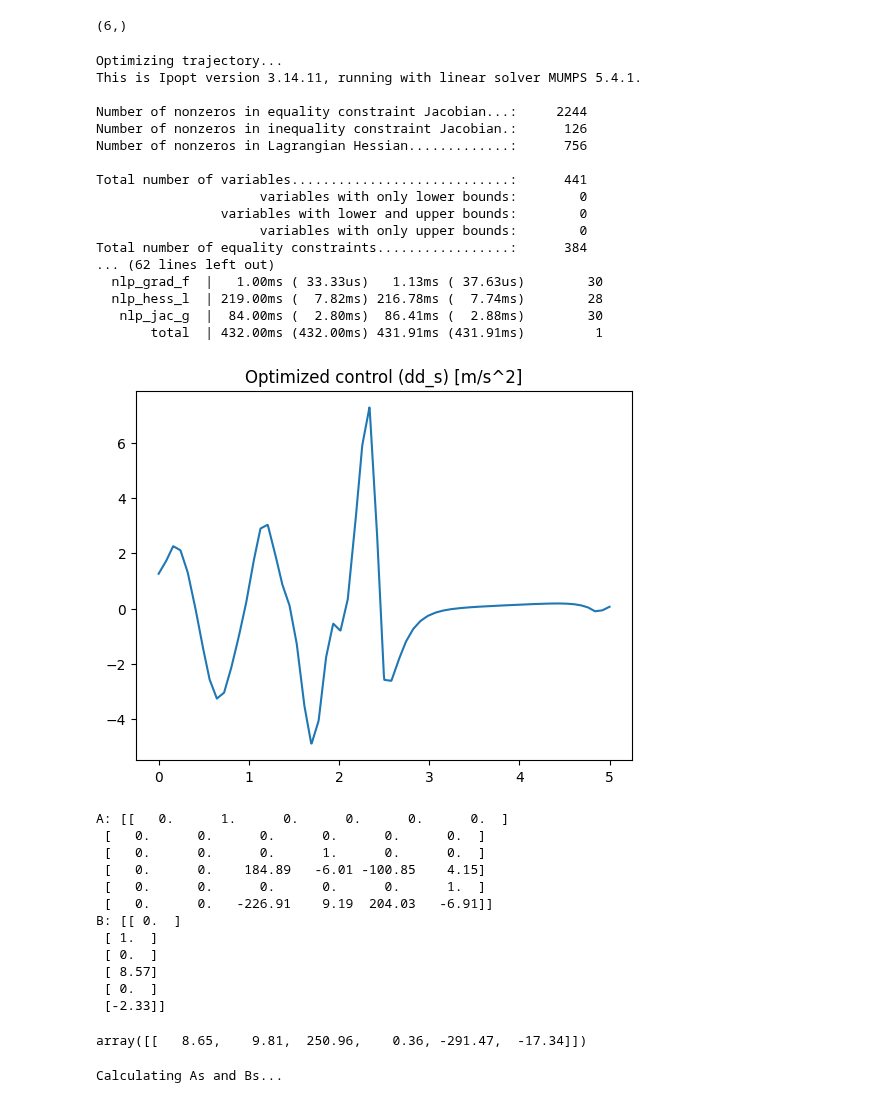
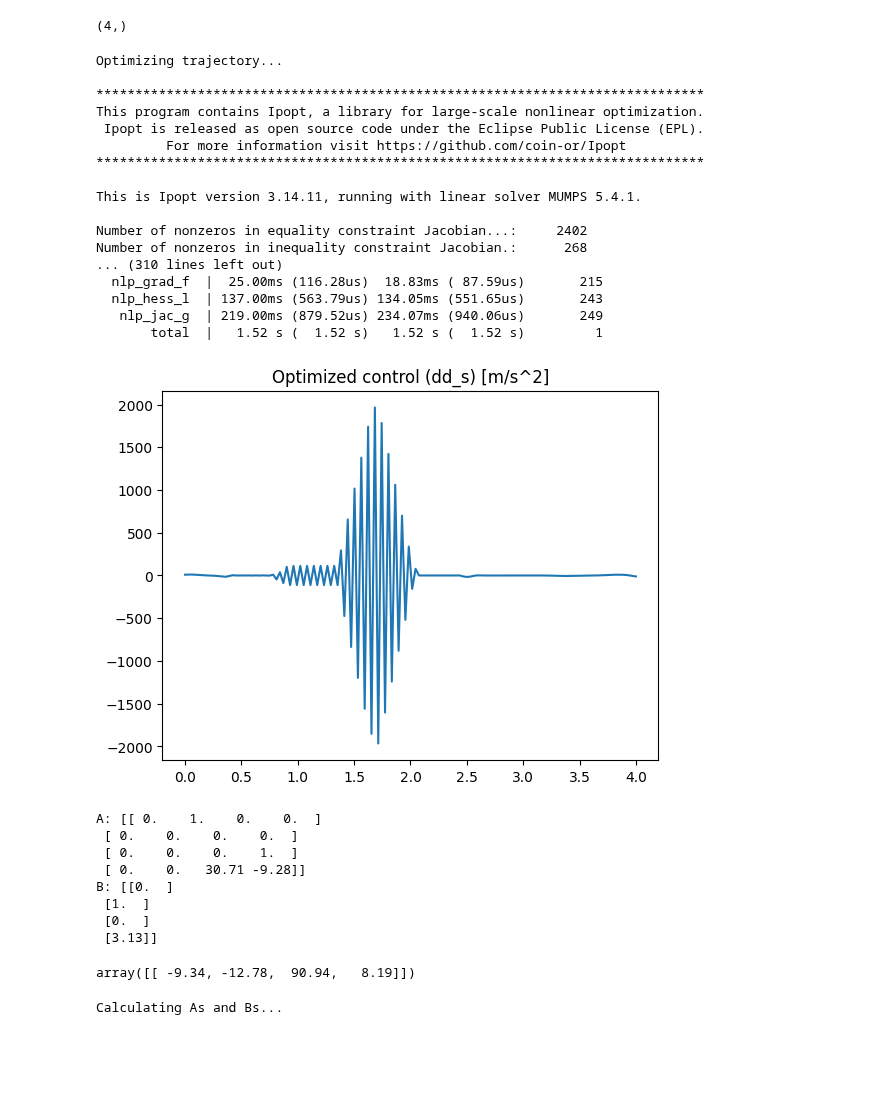
Before and after one commit to sackariaslunman/inverted-pendulum, a Jupyter notebook: src/python/env_cartpoles_direct_collocation_stepper.ipynb, the cells around one changed output. Saved outputs shown, nothing was run; the diff lists cells and outputs as text; code cells hidden in the pictures; blank space fills up the shorter version.

```diff
--- a/src/python/env_cartpoles_direct_collocation_stepper.ipynb
+++ b/src/python/env_cartpoles_direct_collocation_stepper.ipynb
@@ -16,11 +16,11 @@ r = 0.04456
 x_max = 0.8
 m = 0.2167
 J = 0.0001
-d = 0.001
+d = 0.0001
 
 cart = Cart(m, 0.01, (-x_max, x_max), 0.2)
-motor = StepperMotor(r, (-2.7, 2.7), 0.1, (-5, 5), 0.1)
-poles = [Pole(0.045, 0.15, 0.075, d, J),Pole(0.045, 0.2, 0.1, d, J)]
+motor = StepperMotor(r, (-2.7, 2.7), 0.25, (-1.5, 1.5), 0.25)
+poles = [Pole(0.045, 0.15, 0.075, d, J)]
 system = CartPoleSystem(cart, motor, poles, g)
 
 n = system.num_poles
@@ -31,47 +31,47 @@ N_env = int(max_time/dt)
 env = CartPoleEnv(system, dt, rk4_step)
 env.observation_space.shape
 # %% [output]
-(6,)
+(4,)
 # %%
-end_time = 5
-dt_collocation = 0.05
+end_time = 4
+dt_collocation = 0.03
 N_collocation = int(end_time/dt_collocation)+1
 
 N = int(end_time/dt)
 
-direct_collocation = CartPoleStepperMotorDirectCollocation(N, N_collocation, system, 0.0001)
+direct_collocation = CartPoleDirectCollocation(N, N_collocation, system, 0.0001)
 
 x0 = np.array([0, 0] + [radians(180), 0]*n)
 
 r = np.array([-0.2, 0] + [radians(0), 0]*n)
 
 print("Optimizing trajectory...")
 states, controls = direct_collocation.make_solver(end_time, x0, r)
 
 time = np.linspace(0, end_time, N)
 
 plt.title("Optimized control (dd_s) [m/s^2]")
 plt.plot(time, controls.T[0])
 plt.show()
 # %% [output]
 Optimizing trajectory...
+
+******************************************************************************
+This program contains Ipopt, a library for large-scale nonlinear optimization.
+ Ipopt is released as open source code under the Eclipse Public License (EPL).
+         For more information visit https://github.com/coin-or/Ipopt
+******************************************************************************
+
 This is Ipopt version 3.14.11, running with linear solver MUMPS 5.4.1.
 
-Number of nonzeros in equality constraint Jacobian...:     2244
-Number of nonzeros in inequality constraint Jacobian.:      126
-Number of nonzeros in Lagrangian Hessian.............:      756
-
-Total number of variables............................:      441
-                     variables with only lower bounds:        0
-                variables with lower and upper bounds:        0
-                     variables with only upper bounds:        0
-Total number of equality constraints.................:      384
-... (62 lines left out)
-  nlp_grad_f  |   1.00ms ( 33.33us)   1.13ms ( 37.63us)        30
-  nlp_hess_l  | 219.00ms (  7.82ms) 216.78ms (  7.74ms)        28
-   nlp_jac_g  |  84.00ms (  2.80ms)  86.41ms (  2.88ms)        30
-       total  | 432.00ms (432.00ms) 431.91ms (431.91ms)         1
+Number of nonzeros in equality constraint Jacobian...:     2402
+Number of nonzeros in inequality constraint Jacobian.:      268
+... (310 lines left out)
+  nlp_grad_f  |  25.00ms (116.28us)  18.83ms ( 87.59us)       215
+  nlp_hess_l  | 137.00ms (563.79us) 134.05ms (551.65us)       243
+   nlp_jac_g  | 219.00ms (879.52us) 234.07ms (940.06us)       249
+       total  |   1.52 s (  1.52 s)   1.52 s (  1.52 s)         1
-[figure, old version]
+[figure, new version]
 # %%
 np.set_printoptions(precision=2)
 
@@ -96,19 +96,15 @@ print("A:", A0)
 print("B:", B0)
 K_d0
 # %% [output]
-A: [[   0.      1.      0.      0.      0.      0.  ]
- [   0.      0.      0.      0.      0.      0.  ]
- [   0.      0.      0.      1.      0.      0.  ]
- [   0.      0.    184.89   -6.01 -100.85    4.15]
- [   0.      0.      0.      0.      0.      1.  ]
- [   0.      0.   -226.91    9.19  204.03   -6.91]]
-B: [[ 0.  ]
- [ 1.  ]
- [ 0.  ]
- [ 8.57]
- [ 0.  ]
- [-2.33]]
+A: [[ 0.    1.    0.    0.  ]
+ [ 0.    0.    0.    0.  ]
+ [ 0.    0.    0.    1.  ]
+ [ 0.    0.   30.71 -9.28]]
+B: [[0.  ]
+ [1.  ]
+ [0.  ]
+ [3.13]]
-array([[   8.65,    9.81,  250.96,    0.36, -291.47,  -17.34]])
+array([[ -9.34, -12.78,  90.94,   8.19]])
 # %%
 print("Calculating As and Bs...")
 As, Bs = np.vectorize(system.linearize, signature='(n),(m)->(n,n),(n,m)')(states, controls)
```
Also changed, not shown: parts of 4 cells of this notebook, 17 other files.
